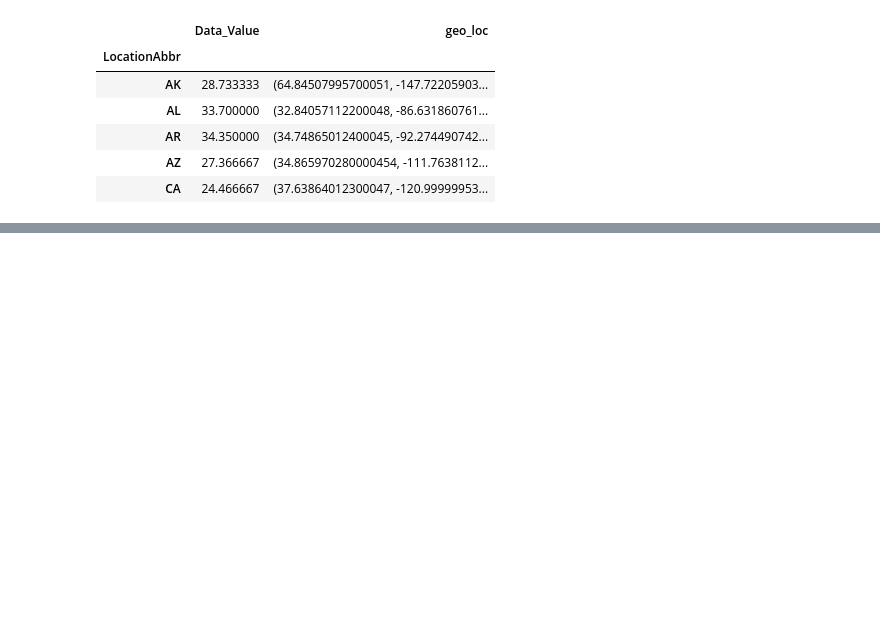
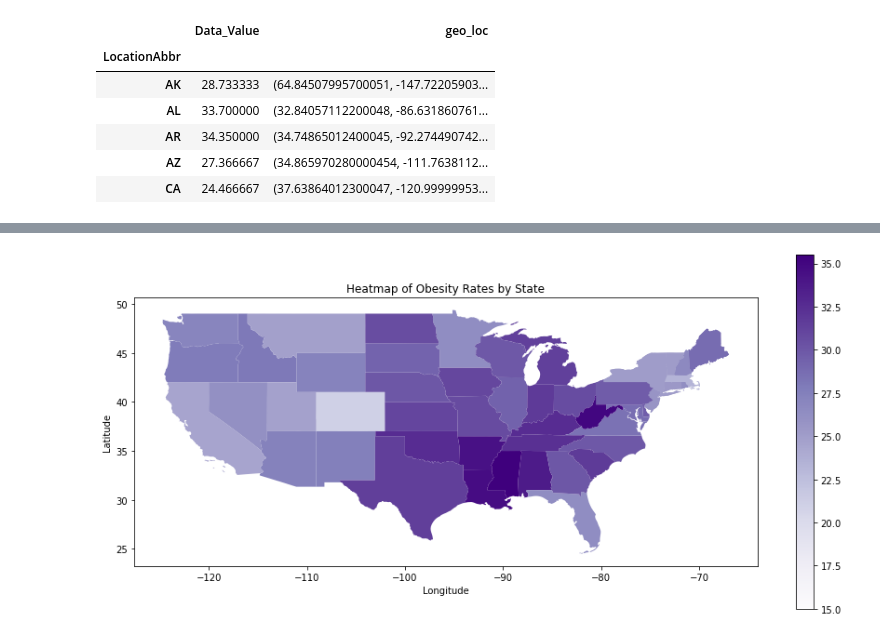
Before and after one commit to sbhewitt/Obesity-Group-Project, a Jupyter notebook: code/geo_data.ipynb, the cells around one changed output, grey strips where cells are left out. Drawn from its saved outputs; the diff is of its cells as text; code cells hidden in the pictures; blank space fills up the shorter version.

```diff
--- a/code/geo_data.ipynb
+++ b/code/geo_data.ipynb
@@ -105,10 +85,2 @@ df_avg.head()
 # %%
 gf = gp.GeoDataFrame(df_avg)
-# %%
-import re
-gf['geo_loc'] = gf['geo_loc'].str.replace(r'[()]', '')
-lat = [float(gf['geo_loc'][i].split(',')[0]) for i in range(len(gf['geo_loc']))]
-long = [float(gf['geo_loc'][i].split(',')[1]) for i in range(len(gf['geo_loc']))]
-
-gf['lat'] = lat
-gf['long'] = long
@@ -182,0 +97,3 @@ us_shapes.head()
+# %%
+new = gf.merge(states, how = 'left', left_on = 'LocationAbbr', right_on = 'STUSPS')
+new.head()
@@ -182,0 +107,2 @@ us_shapes.head()
+# %%
+continental = new.dropna()
@@ -182,0 +131,7 @@ us_shapes.head()
+# %%
+continental.plot(cmap = 'Purples', figsize = (15,7), column = 'Data_Value', legend = True, vmin = 15)
+plt.xlabel('Longitude')
+plt.ylabel('Latitude')
+plt.title('Heatmap of Obesity Rates by State');
+# %% [output]
+[figure, added]
```
Also changed, not shown: parts of 20 cells of this notebook, 7 other files.
